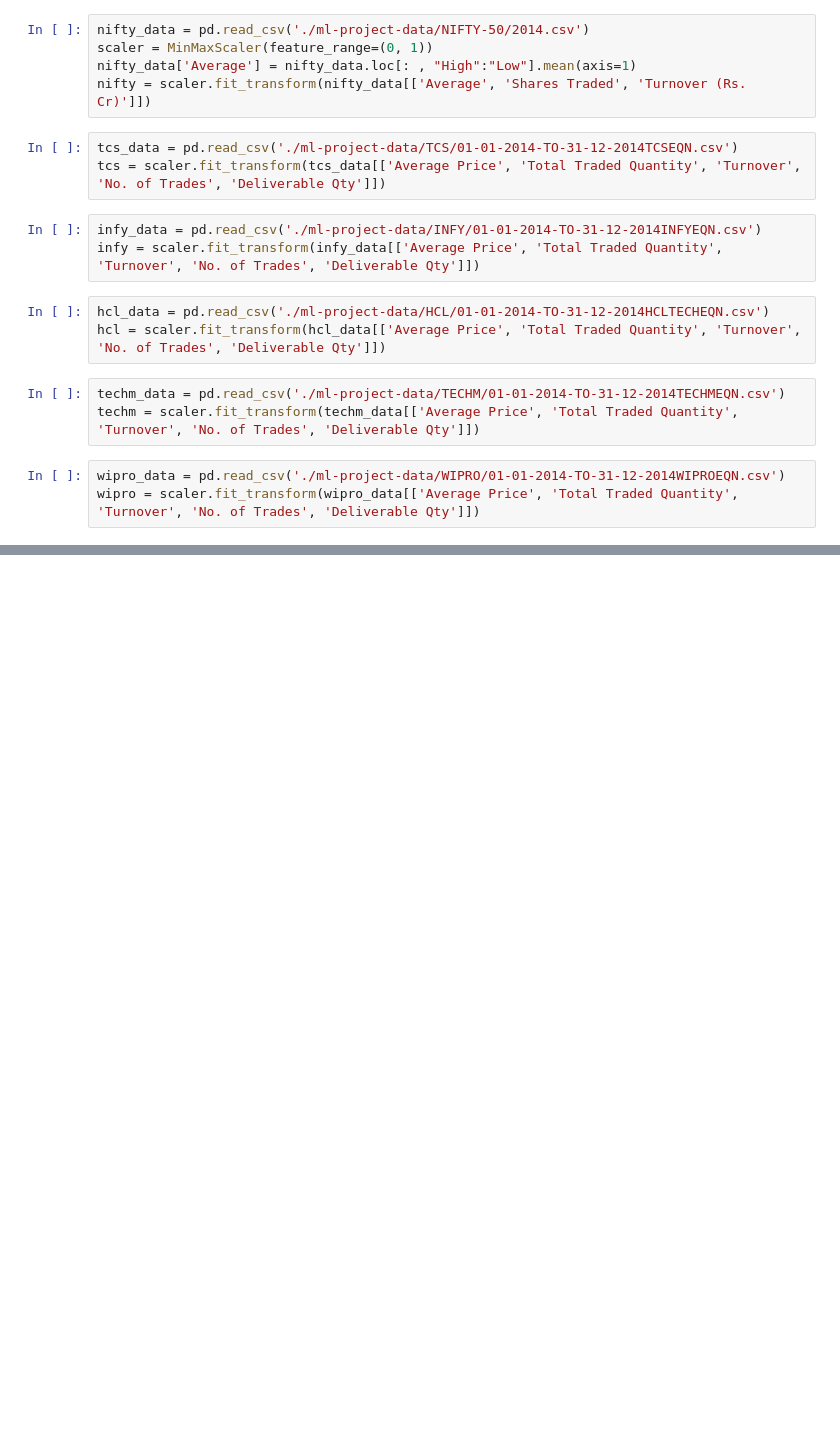
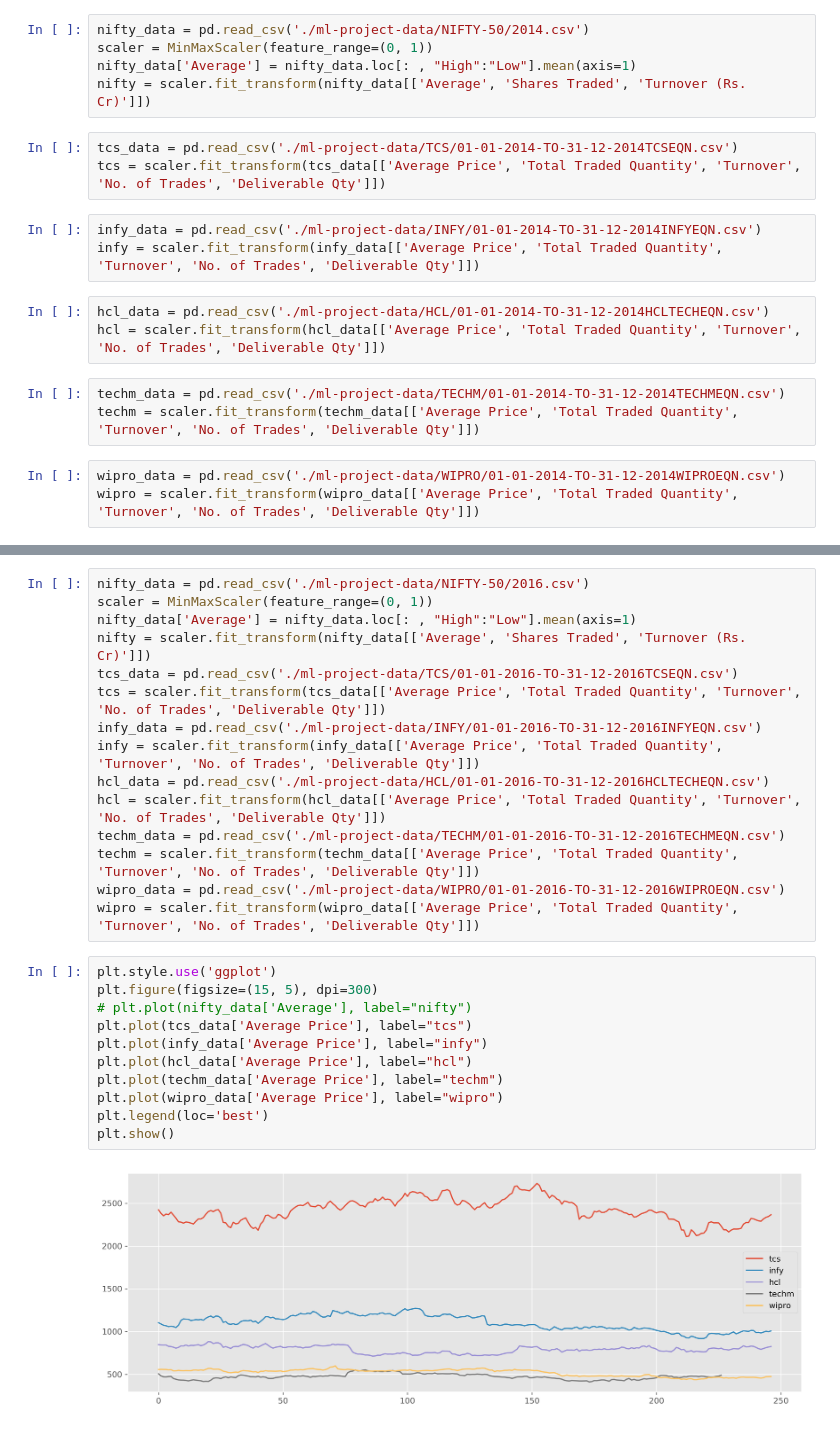
Before and after one commit to ReetBarik/Machine-Learning-Project, a Jupyter notebook: code_test.ipynb, the cells around one changed output, grey strips where cells are left out. Cells and saved outputs as stored; diff of their text form; blank space fills up the shorter version.

```diff
--- a/code_test.ipynb
+++ b/code_test.ipynb
@@ -36,0 +37,28 @@ plt.show()
+# %%
+nifty_data = pd.read_csv('./ml-project-data/NIFTY-50/2016.csv')
+scaler = MinMaxScaler(feature_range=(0, 1))
+nifty_data['Average'] = nifty_data.loc[: , "High":"Low"].mean(axis=1)
+nifty = scaler.fit_transform(nifty_data[['Average', 'Shares Traded', 'Turnover (Rs. Cr)']])
+tcs_data = pd.read_csv('./ml-project-data/TCS/01-01-2016-TO-31-12-2016TCSEQN.csv')
+tcs = scaler.fit_transform(tcs_data[['Average Price', 'Total Traded Quantity', 'Turnover', 'No. of Trades', 'Deliverable Qty']])
+infy_data = pd.read_csv('./ml-project-data/INFY/01-01-2016-TO-31-12-2016INFYEQN.csv')
+infy = scaler.fit_transform(infy_data[['Average Price', 'Total Traded Quantity', 'Turnover', 'No. of Trades', 'Deliverable Qty']])
+hcl_data = pd.read_csv('./ml-project-data/HCL/01-01-2016-TO-31-12-2016HCLTECHEQN.csv')
+hcl = scaler.fit_transform(hcl_data[['Average Price', 'Total Traded Quantity', 'Turnover', 'No. of Trades', 'Deliverable Qty']])
+techm_data = pd.read_csv('./ml-project-data/TECHM/01-01-2016-TO-31-12-2016TECHMEQN.csv')
+techm = scaler.fit_transform(techm_data[['Average Price', 'Total Traded Quantity', 'Turnover', 'No. of Trades', 'Deliverable Qty']])
+wipro_data = pd.read_csv('./ml-project-data/WIPRO/01-01-2016-TO-31-12-2016WIPROEQN.csv')
+wipro = scaler.fit_transform(wipro_data[['Average Price', 'Total Traded Quantity', 'Turnover', 'No. of Trades', 'Deliverable Qty']])
+# %%
+plt.style.use('ggplot')
+plt.figure(figsize=(15, 5), dpi=300)
+# plt.plot(nifty_data['Average'], label="nifty")
+plt.plot(tcs_data['Average Price'], label="tcs")
+plt.plot(infy_data['Average Price'], label="infy")
+plt.plot(hcl_data['Average Price'], label="hcl")
+plt.plot(techm_data['Average Price'], label="techm")
+plt.plot(wipro_data['Average Price'], label="wipro")
+plt.legend(loc='best')
+plt.show()
+# %% [output]
+[figure, added]
```
Also changed, not shown: parts of 1 cell of this notebook, 1 other file.
